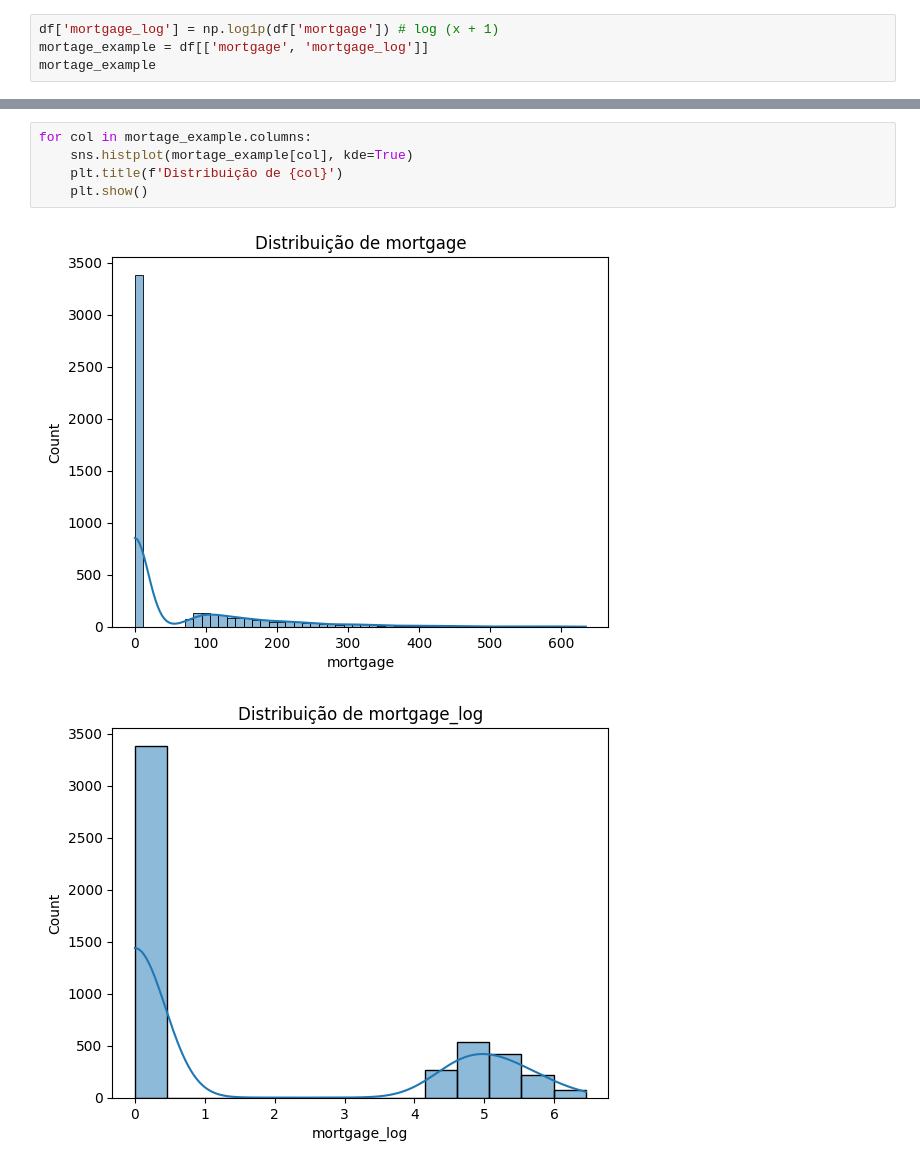
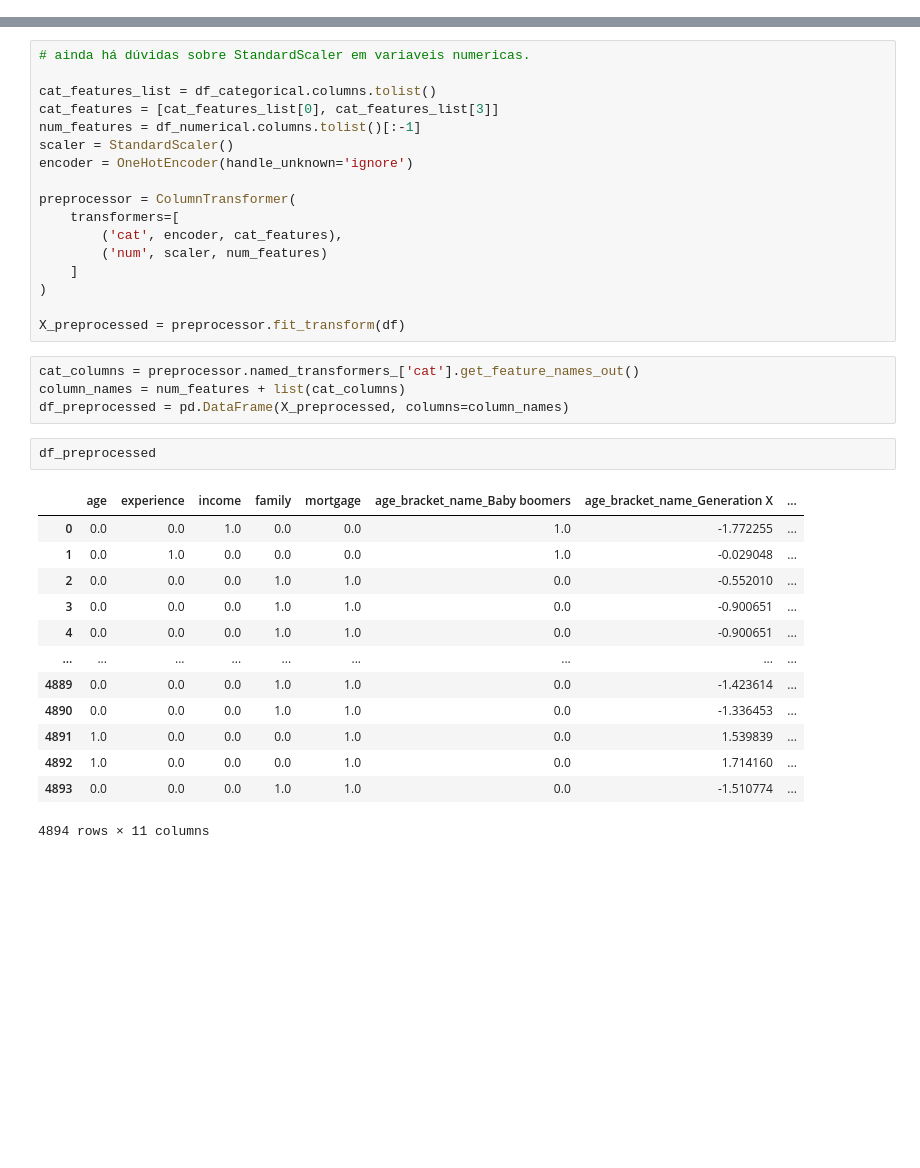
Before and after one commit to marqsleal/machine-learning-1, a Jupyter notebook: src/notebooks/preprocess.ipynb, the cells around one changed output, grey strips where cells are left out. Cells and saved outputs as stored; diff of their text form; blank space fills up the shorter version.

```diff
--- a/src/notebooks/preprocess.ipynb
+++ b/src/notebooks/preprocess.ipynb
@@ -150,4 +171,0 @@ Ficarei no aguardo da aprovação de todos do time.
-# %%
-df['mortgage_log'] = np.log1p(df['mortgage']) # log (x + 1)
-mortage_example = df[['mortgage', 'mortgage_log']]
-mortage_example
@@ -186,8 +172,37 @@ Name: count, Length: 345, dtype: int64
-# %%
-for col in mortage_example.columns:
-    sns.histplot(mortage_example[col], kde=True)
-    plt.title(f'Distribuição de {col}')
-    plt.show()
-# %% [output]
-[figure, removed]
-[figure, removed]
+# %%
+# ainda há dúvidas sobre StandardScaler em variaveis numericas.
+
+cat_features_list = df_categorical.columns.tolist()
+cat_features = [cat_features_list[0], cat_features_list[3]]
+num_features = df_numerical.columns.tolist()[:-1]
+scaler = StandardScaler()
+encoder = OneHotEncoder(handle_unknown='ignore')
+
+preprocessor = ColumnTransformer(
+    transformers=[
+        ('cat', encoder, cat_features),
+        ('num', scaler, num_features)
+    ]
+)
+
+X_preprocessed = preprocessor.fit_transform(df)
+# %%
+cat_columns = preprocessor.named_transformers_['cat'].get_feature_names_out()
+column_names = num_features + list(cat_columns)
+df_preprocessed = pd.DataFrame(X_preprocessed, columns=column_names)
+# %%
+df_preprocessed
+# %% [output]
+|  | age | experience | income | family | mortgage | age_bracket_name_Baby boomers | age_bracket_name_Generation X | ... |
+| 0 | 0.0 | 0.0 | 1.0 | 0.0 | 0.0 | 1.0 | -1.772255 | ... |
+| 1 | 0.0 | 1.0 | 0.0 | 0.0 | 0.0 | 1.0 | -0.029048 | ... |
+| 2 | 0.0 | 0.0 | 0.0 | 1.0 | 1.0 | 0.0 | -0.552010 | ... |
+| 3 | 0.0 | 0.0 | 0.0 | 1.0 | 1.0 | 0.0 | -0.900651 | ... |
+| 4 | 0.0 | 0.0 | 0.0 | 1.0 | 1.0 | 0.0 | -0.900651 | ... |
+| ... | ... | ... | ... | ... | ... | ... | ... | ... |
+| 4889 | 0.0 | 0.0 | 0.0 | 1.0 | 1.0 | 0.0 | -1.423614 | ... |
+| 4890 | 0.0 | 0.0 | 0.0 | 1.0 | 1.0 | 0.0 | -1.336453 | ... |
+| 4891 | 1.0 | 0.0 | 0.0 | 0.0 | 1.0 | 0.0 | 1.539839 | ... |
+| 4892 | 1.0 | 0.0 | 0.0 | 0.0 | 1.0 | 0.0 | 1.714160 | ... |
+| 4893 | 0.0 | 0.0 | 0.0 | 1.0 | 1.0 | 0.0 | -1.510774 | ... |
+4894 rows × 11 columns
```
Also changed, not shown: parts of 27 cells of this notebook, 1 other file.
